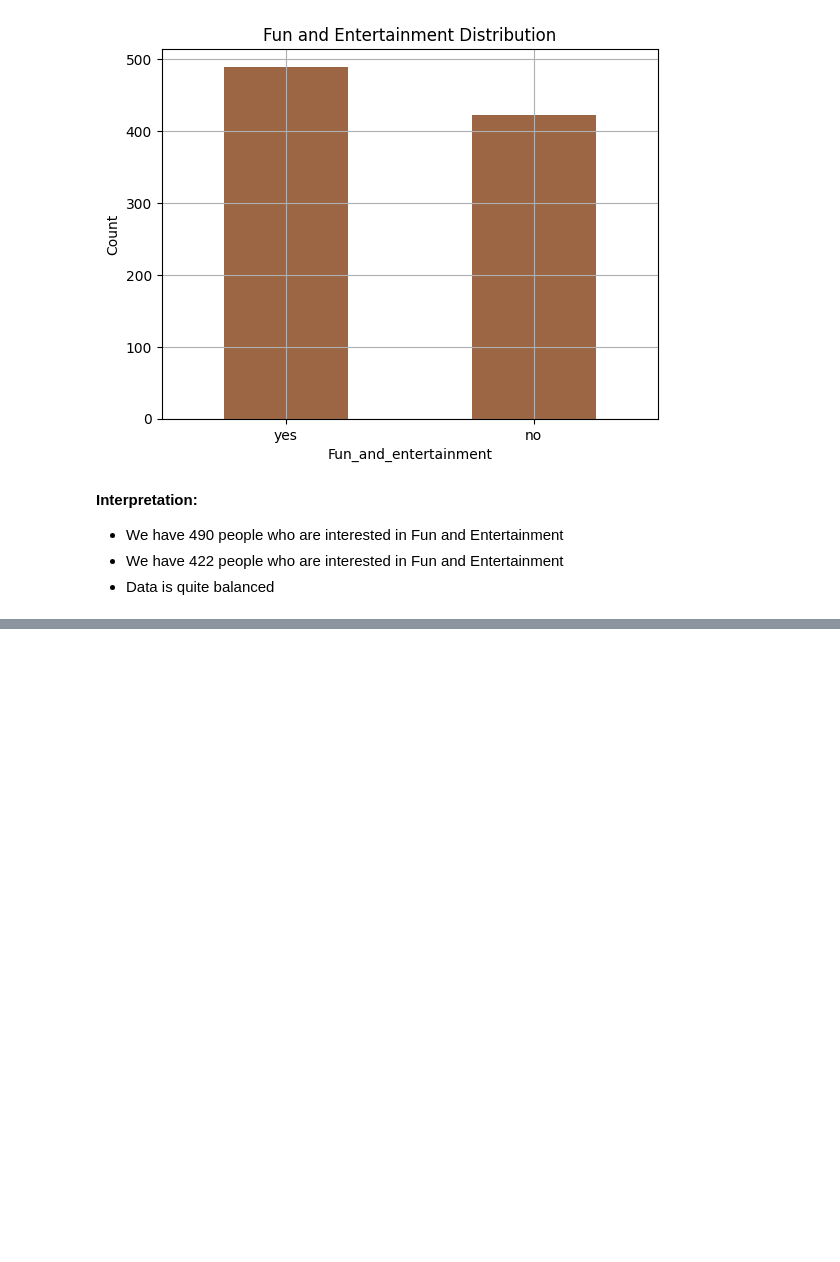
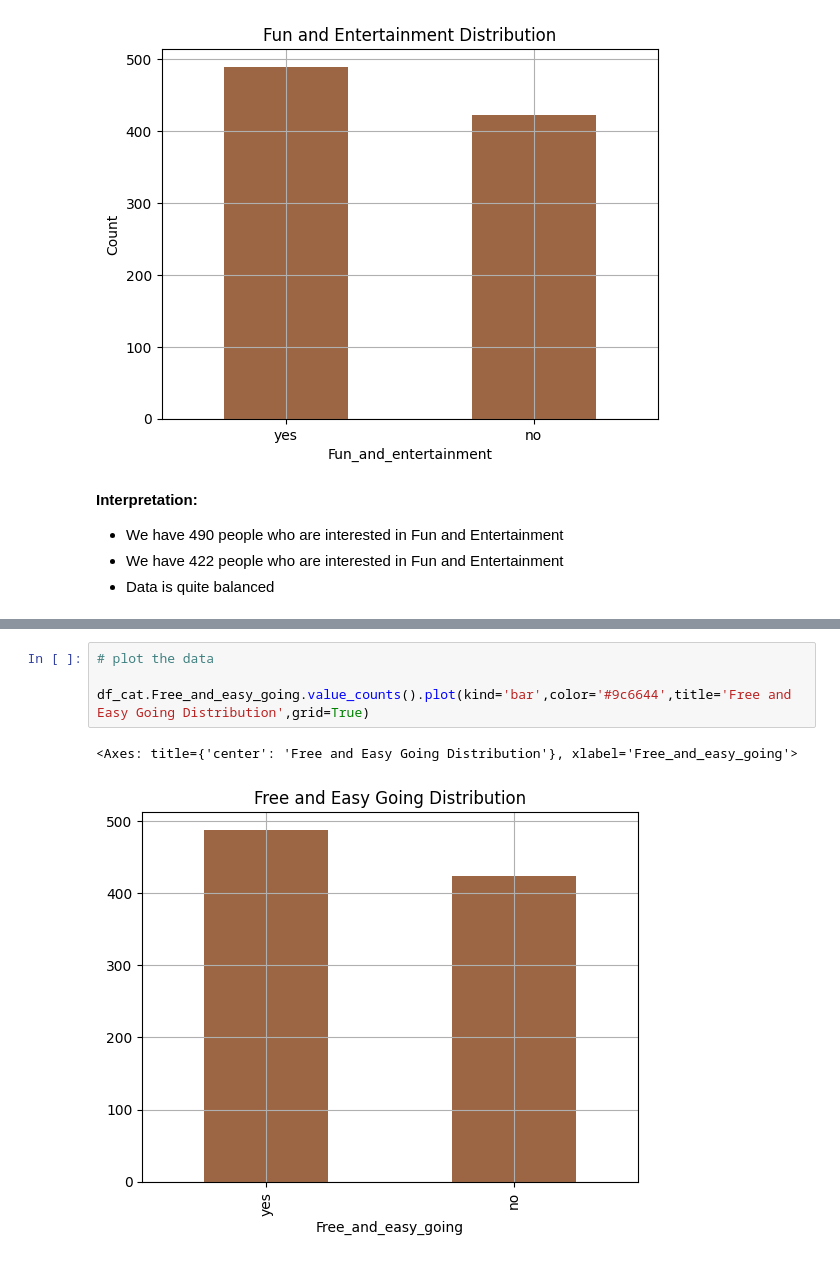
Before and after one commit to Uraniumking007/College-Stuff, a Jupyter notebook: BE/codeunnati/python_scripts_ckpcet/project_on_data_analytics/data_analytics_on_vacation_data/Data_Analytics_On_Vacation_Data.ipynb, the cells around one changed output, grey strips where cells are left out. Cells and saved outputs as stored; diff of their text form; blank space fills up the shorter version.

```diff
--- a/BE/codeunnati/python_scripts_ckpcet/project_on_data_analytics/data_analytics_on_vacation_data/Data_Analytics_On_Vacation_Data.ipynb
+++ b/BE/codeunnati/python_scripts_ckpcet/project_on_data_analytics/data_analytics_on_vacation_data/Data_Analytics_On_Vacation_Data.ipynb
@@ -1037,0 +1155,7 @@ plt.show()
+# %%
+# plot the data
+
+df_cat.Free_and_easy_going.value_counts().plot(kind='bar',color='#9c6644',title='Free and Easy Going Distribution',grid=True)
+# %% [output]
+<Axes: title={'center': 'Free and Easy Going Distribution'}, xlabel='Free_and_easy_going'>
+[figure, added]
```
Also changed, not shown: parts of 27 cells of this notebook.
